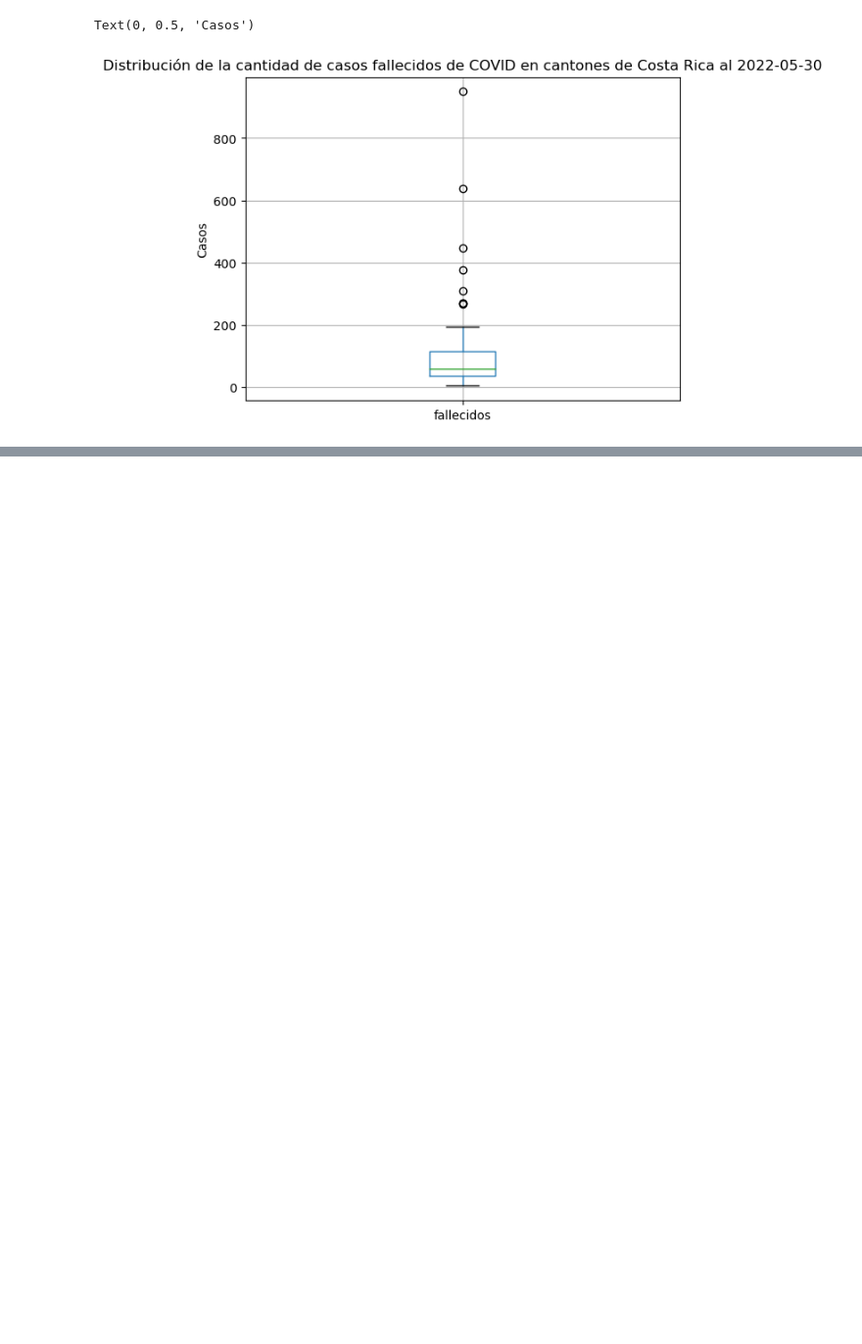
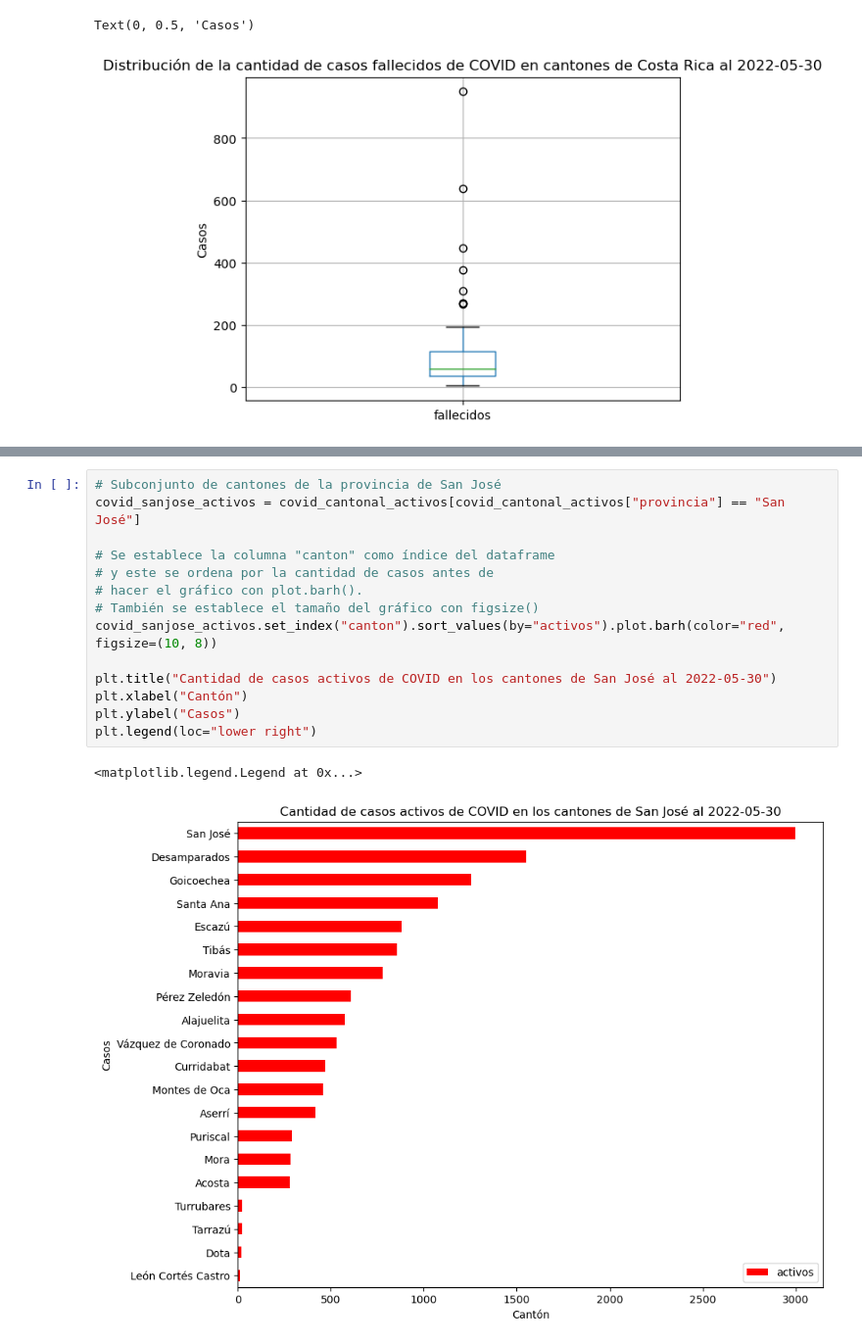
Before and after one commit to Joseumaa13/Visualizacion_datos, a Jupyter notebook: VisualizacionDatos.ipynb, the cells around one changed output, grey strips where cells are left out. Shown at 98% size. Saved outputs shown, nothing was run; the diff lists cells and outputs as text; blank space fills up the shorter version.

```diff
--- a/VisualizacionDatos.ipynb
+++ b/VisualizacionDatos.ipynb
@@ -318,0 +326,17 @@ Text(0, 0.5, 'Edad')
+# %%
+# Subconjunto de cantones de la provincia de San José
+covid_sanjose_activos = covid_cantonal_activos[covid_cantonal_activos["provincia"] == "San José"]
+
+# Se establece la columna "canton" como índice del dataframe
+# y este se ordena por la cantidad de casos antes de
+# hacer el gráfico con plot.barh().
+# También se establece el tamaño del gráfico con figsize()
+covid_sanjose_activos.set_index("canton").sort_values(by="activos").plot.barh(color="red", figsize=(10, 8))
+
+plt.title("Cantidad de casos activos de COVID en los cantones de San José al 2022-05-30")
+plt.xlabel("Cantón")
+plt.ylabel("Casos")
+plt.legend(loc="lower right")
+# %% [output]
+<matplotlib.legend.Legend at 0x...>
+[figure, added]
```
Also changed, not shown: parts of 10 cells of this notebook.
